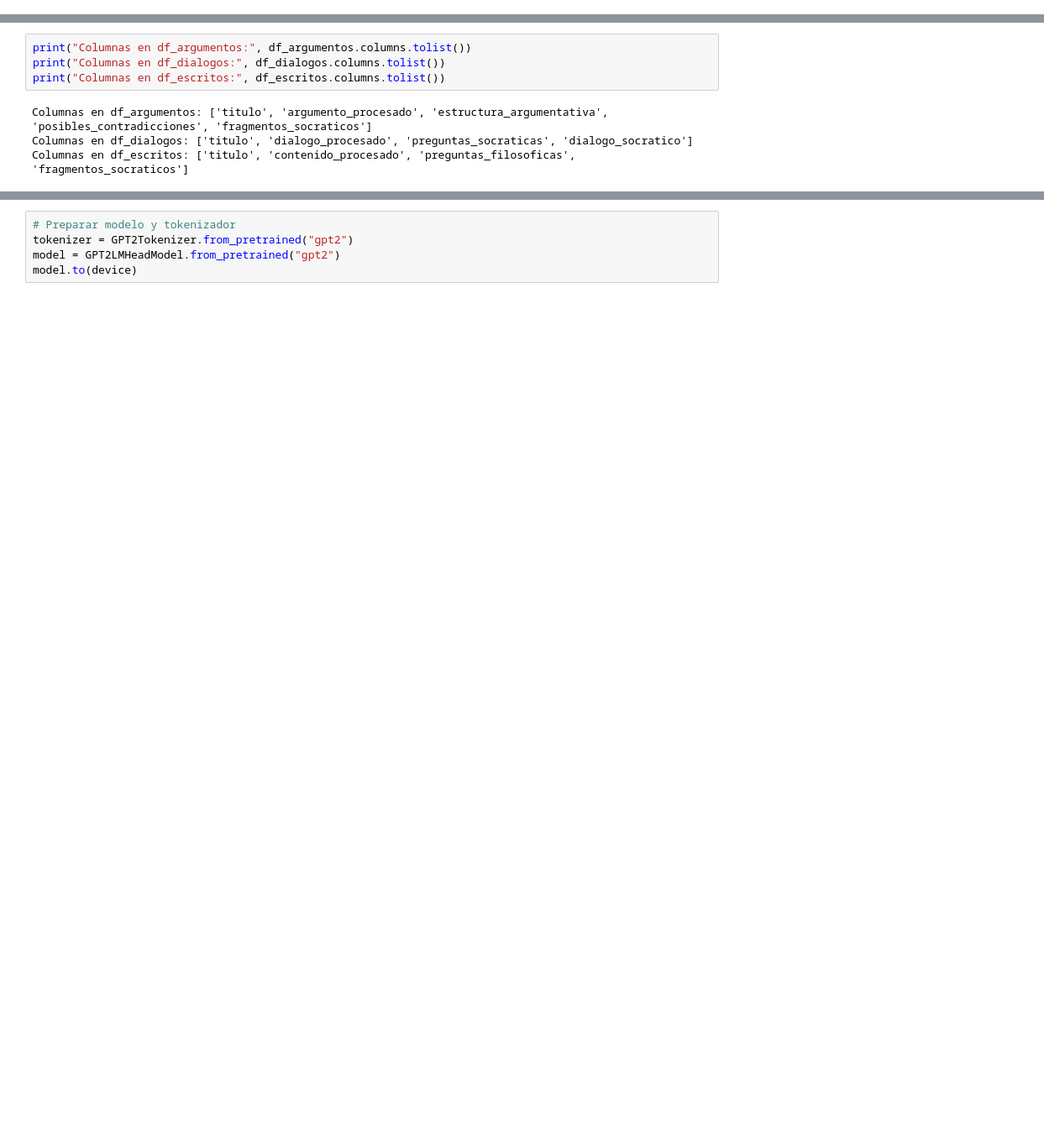
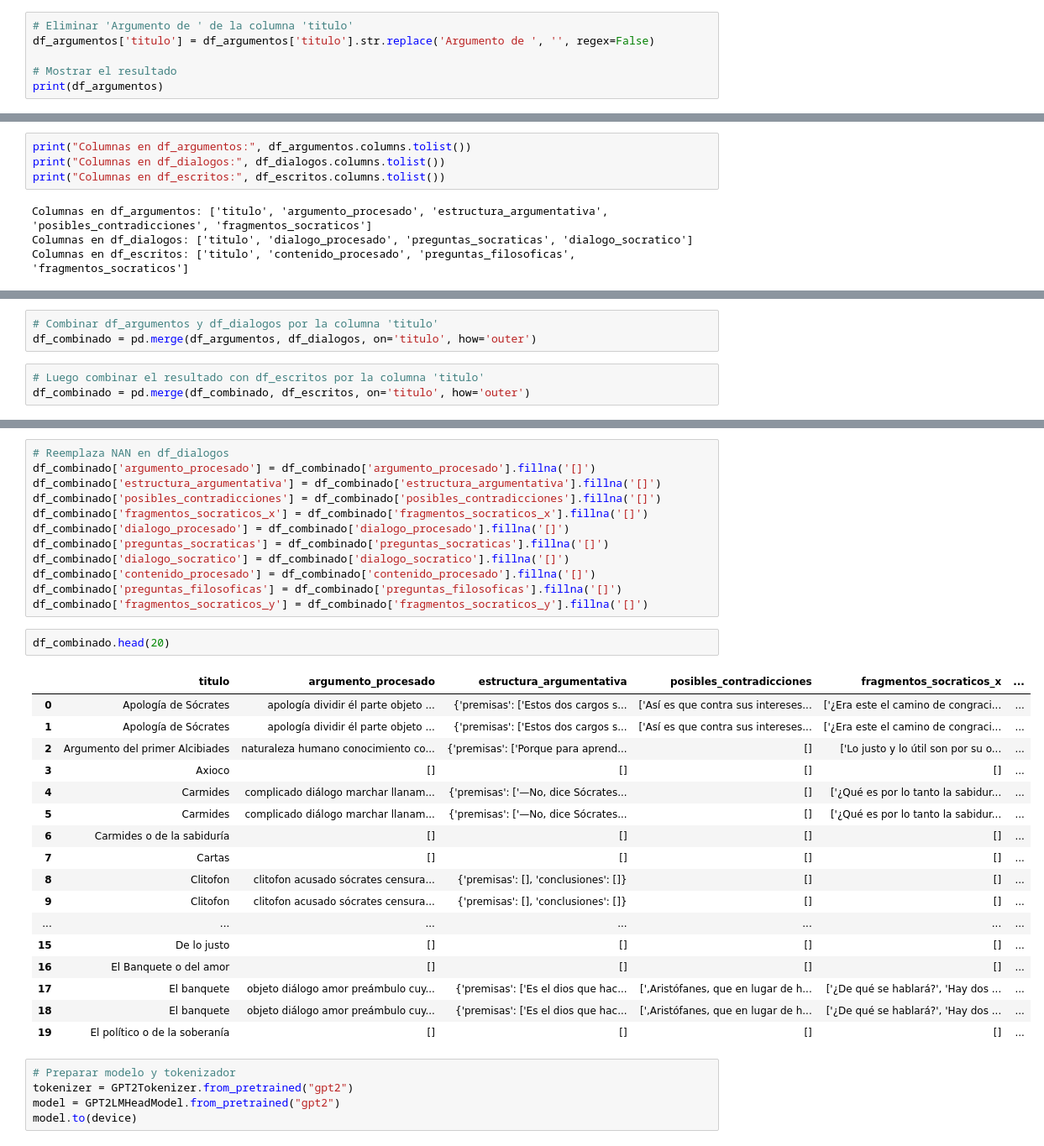
Before and after one commit to Pablodeharo/Socrates, a Jupyter notebook: llm_proyect/src/modelo.ipynb, the cells around one changed output, grey strips where cells are left out. Shown: that part at 84% size. Cells and saved outputs as stored; diff of their text form; blank space fills up the shorter version.

Commit message:
combinado

```diff
--- a/llm_proyect/src/modelo.ipynb
+++ b/llm_proyect/src/modelo.ipynb
@@ -101,3 +107,9 @@ df_argumentos.head(10)
 | 7 | Argumento de Laques | objeto valor ocasión valor educac... | {'premisas': [], 'conclusiones': ... | [] | ['La verdadera cuestión que debe ... |
 | 8 | Argumento de Filebo | primero página aparecer sentado d... | {'premisas': ['Si es cosa que hay... | [] | ['Desde las primeras páginas apar... |
 | 9 | Argumento de Fedón | precedente diálogo mero serie pre... | {'premisas': ['Y en cuanto a acor... | [] | ['El , no es, como los precedente... |
+# %%
+# Eliminar 'Argumento de ' de la columna 'titulo'
+df_argumentos['titulo'] = df_argumentos['titulo'].str.replace('Argumento de ', '', regex=False)
+
+# Mostrar el resultado
+print(df_argumentos)
@@ -142,0 +170,6 @@ Columnas en df_escritos: ['titulo', 'contenido_procesado', 'preguntas_filosofica
+# %%
+# Combinar df_argumentos y df_dialogos por la columna 'titulo'
+df_combinado = pd.merge(df_argumentos, df_dialogos, on='titulo', how='outer')
+# %%
+# Luego combinar el resultado con df_escritos por la columna 'titulo'
+df_combinado = pd.merge(df_combinado, df_escritos, on='titulo', how='outer')
@@ -143,3 +197,35 @@ Columnas en df_escritos: ['titulo', 'contenido_procesado', 'preguntas_filosofica
+# %%
+# Reemplaza NAN en df_dialogos
+df_combinado['argumento_procesado'] = df_combinado['argumento_procesado'].fillna('[]')
+df_combinado['estructura_argumentativa'] = df_combinado['estructura_argumentativa'].fillna('[]')
+df_combinado['posibles_contradicciones'] = df_combinado['posibles_contradicciones'].fillna('[]')
+df_combinado['fragmentos_socraticos_x'] = df_combinado['fragmentos_socraticos_x'].fillna('[]')
+df_combinado['dialogo_procesado'] = df_combinado['dialogo_procesado'].fillna('[]')
+df_combinado['preguntas_socraticas'] = df_combinado['preguntas_socraticas'].fillna('[]')
+df_combinado['dialogo_socratico'] = df_combinado['dialogo_socratico'].fillna('[]')
+df_combinado['contenido_procesado'] = df_combinado['contenido_procesado'].fillna('[]')
+df_combinado['preguntas_filosoficas'] = df_combinado['preguntas_filosoficas'].fillna('[]')
+df_combinado['fragmentos_socraticos_y'] = df_combinado['fragmentos_socraticos_y'].fillna('[]')
+# %%
+df_combinado.head(20)
+# %% [output]
+|  | titulo | argumento_procesado | estructura_argumentativa | posibles_contradicciones | fragmentos_socraticos_x | ... |
+| 0 | Apología de Sócrates | apología dividir él parte objeto ... | {'premisas': ['Estos dos cargos s... | ['Así es que contra sus intereses... | ['¿Era este el camino de congraci... | ... |
+| 1 | Apología de Sócrates | apología dividir él parte objeto ... | {'premisas': ['Estos dos cargos s... | ['Así es que contra sus intereses... | ['¿Era este el camino de congraci... | ... |
+| 2 | Argumento del primer Alcibiades | naturaleza humano conocimiento co... | {'premisas': ['Porque para aprend... | [] | ['Lo justo y lo útil son por su o... | ... |
+| 3 | Axioco | [] | [] | [] | [] | ... |
+| 4 | Carmides | complicado diálogo marchar llanam... | {'premisas': ['—No, dice Sócrates... | [] | ['¿Qué es por lo tanto la sabidur... | ... |
+| 5 | Carmides | complicado diálogo marchar llanam... | {'premisas': ['—No, dice Sócrates... | [] | ['¿Qué es por lo tanto la sabidur... | ... |
+| 6 | Carmides o de la sabiduría | [] | [] | [] | [] | ... |
+| 7 | Cartas | [] | [] | [] | [] | ... |
+| 8 | Clitofon | clitofon acusado sócrates censura... | {'premisas': [], 'conclusiones': []} | [] | [] | ... |
+| 9 | Clitofon | clitofon acusado sócrates censura... | {'premisas': [], 'conclusiones': []} | [] | [] | ... |
+| ... | ... | ... | ... | ... | ... | ... |
+| 15 | De lo justo | [] | [] | [] | [] | ... |
+| 16 | El Banquete o del amor | [] | [] | [] | [] | ... |
+| 17 | El banquete | objeto diálogo amor preámbulo cuy... | {'premisas': ['Es el dios que hac... | [',Aristófanes, que en lugar de h... | ['¿De qué se hablará?', 'Hay dos ... | ... |
+| 18 | El banquete | objeto diálogo amor preámbulo cuy... | {'premisas': ['Es el dios que hac... | [',Aristófanes, que en lugar de h... | ['¿De qué se hablará?', 'Hay dos ... | ... |
+| 19 | El político o de la soberanía | [] | [] | [] | [] | ... |
 # %%
 # Preparar modelo y tokenizador
 tokenizer = GPT2Tokenizer.from_pretrained("gpt2")
```
Also changed, not shown: parts of 6 cells of this notebook.
